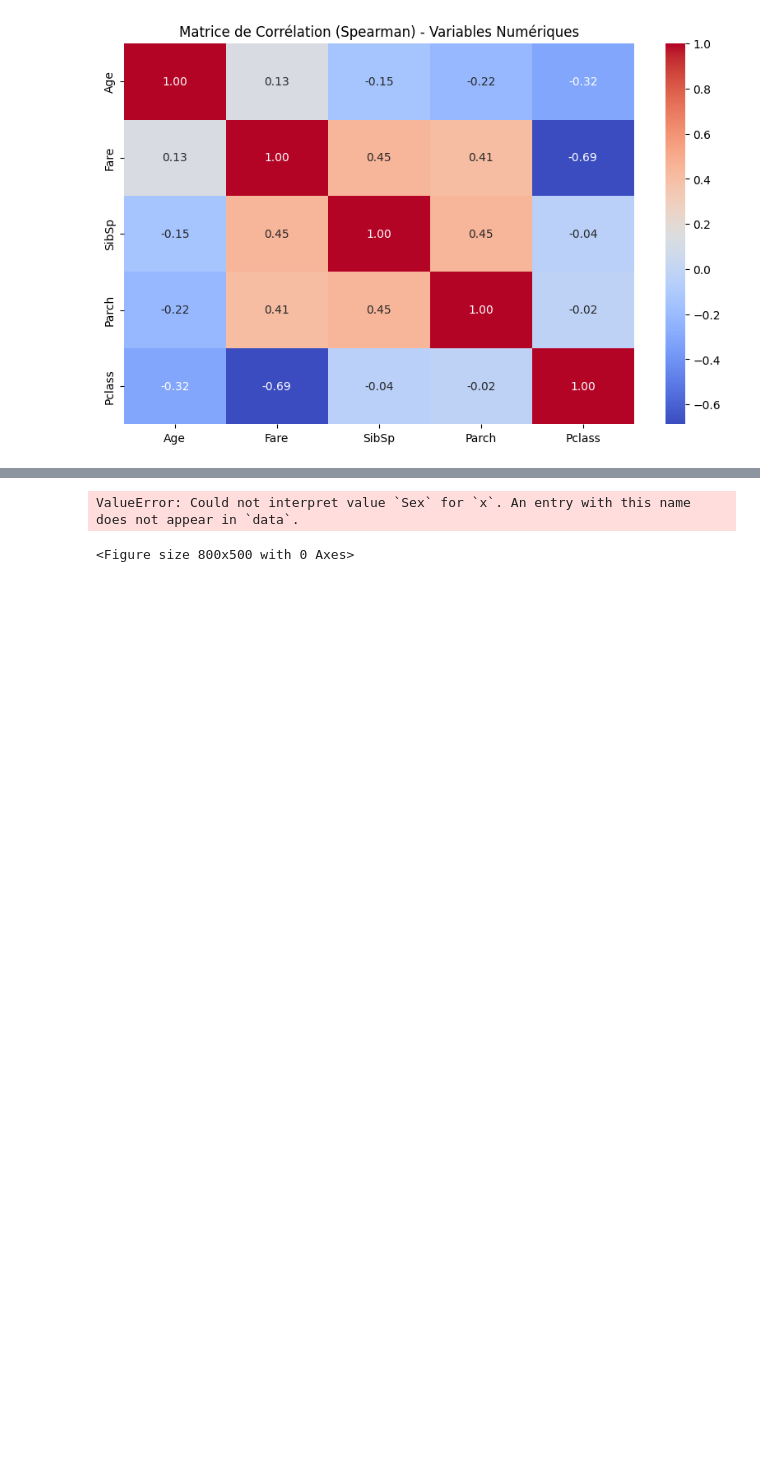
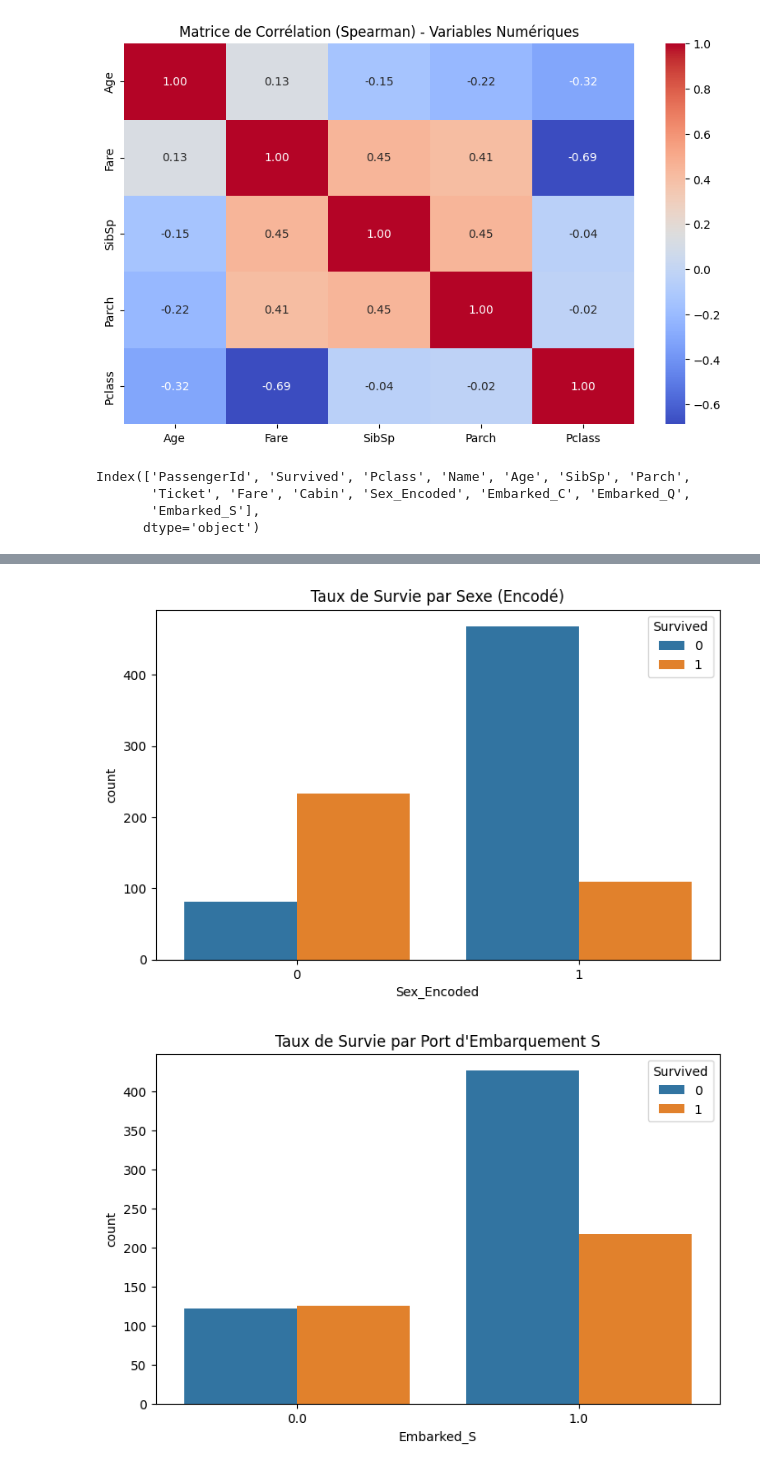
Before and after one commit to dinho11701/AnalyseDonneeTitanic, a Jupyter notebook: tp1.ipynb, the cells around one changed output, grey strips where cells are left out. Drawn from its saved outputs; the diff is of its cells as text; code cells hidden in the pictures; blank space fills up the shorter version.

```diff
--- a/tp1.ipynb
+++ b/tp1.ipynb
@@ -253,22 +252,40 @@ plt.show()
 # %%
 # Countplot pour voir la répartition des survivants selon la classe
 plt.figure(figsize=(8, 5))
+print(df.columns)
+
 sns.countplot(x="Pclass", hue="Survived", data=df)
 plt.title("Taux de Survie par Classe")
 plt.show()
 
 # Countplot pour voir la répartition des survivants selon le sexe
 plt.figure(figsize=(8, 5))
-sns.countplot(x="Sex", hue="Survived", data=df)
-plt.title("Taux de Survie par Sexe")
+sns.countplot(x="Sex_Encoded", hue="Survived", data=df)
+plt.title("Taux de Survie par Sexe (Encodé)")
 plt.show()
 
 # Countplot pour voir la répartition des survivants selon le port d'embarquement
 plt.figure(figsize=(8, 5))
-sns.countplot(x="Embarked", hue="Survived", data=df)
-plt.title("Taux de Survie par Port d'Embarquement")
+sns.countplot(x="Embarked_S", hue="Survived", data=df)
+plt.title("Taux de Survie par Port d'Embarquement S")
 plt.show()
+
+
+plt.figure(figsize=(8, 5))
+sns.countplot(x="Embarked_Q", hue="Survived", data=df)
+plt.title("Taux de Survie par Port d'Embarquement Q")
+plt.show()
+
+
+plt.figure(figsize=(8, 5))
+sns.countplot(x="Embarked_C", hue="Survived", data=df)
+plt.title("Taux de Survie par Port d'Embarquement C")
+plt.show()
 # %% [output]
+Index(['PassengerId', 'Survived', 'Pclass', 'Name', 'Age', 'SibSp', 'Parch',
+       'Ticket', 'Fare', 'Cabin', 'Sex_Encoded', 'Embarked_C', 'Embarked_Q',
+       'Embarked_S'],
+      dtype='object')
 [figure]
-ValueError: Could not interpret value `Sex` for `x`. An entry with this name does not appear in `data`.
-<Figure size 800x500 with 0 Axes>
+[figure, added]
+[figure, added]
```
Also changed, not shown: parts of 4 cells of this notebook.
